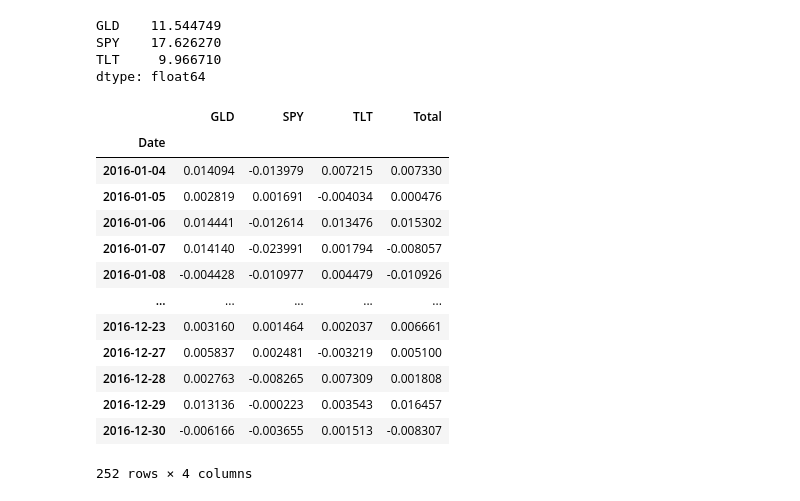
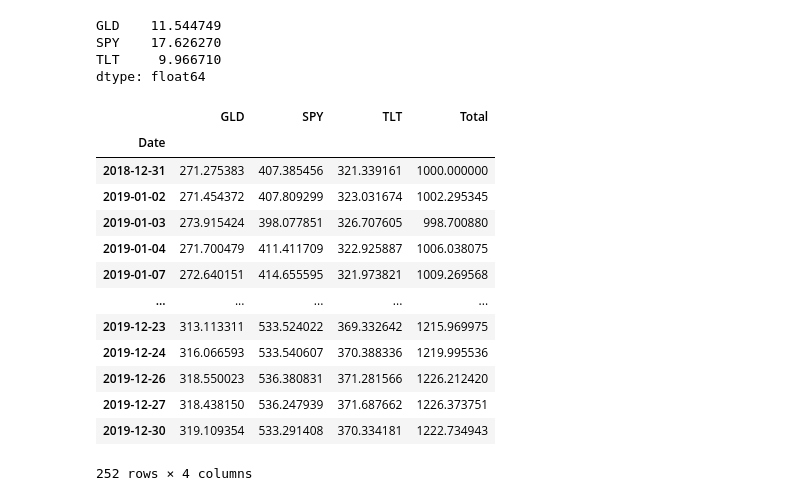
Before and after one commit to Zourunzhong/Quant_Exploration, a Jupyter notebook: Risk parity Portfolio.ipynb, the cells around one changed output. Drawn from its saved outputs; the diff is of its cells as text; code cells hidden in the pictures.

```diff
--- a/Risk parity Portfolio.ipynb
+++ b/Risk parity Portfolio.ipynb
@@ -404,20 +395,20 @@ dtype: float64
 # %%
  df[list(df.columns)].sum(axis=1)
 # %%
-downloaded_data_y1_returns["Total"] = downloaded_data_y1_returns[list(downloaded_data_y1_returns.columns)].sum(axis = 1)
-downloaded_data_y1_returns
+downloaded_data_y1["Total"] = downloaded_data_y1[list(downloaded_data_y1.columns)].sum(axis = 1)
+downloaded_data_y1
 # %% [output]
 |  | GLD | SPY | TLT | Total |
 | Date |  |  |  |  |
-| 2016-01-04 | 0.014094 | -0.013979 | 0.007215 | 0.007330 |
-| 2016-01-05 | 0.002819 | 0.001691 | -0.004034 | 0.000476 |
-| 2016-01-06 | 0.014441 | -0.012614 | 0.013476 | 0.015302 |
-| 2016-01-07 | 0.014140 | -0.023991 | 0.001794 | -0.008057 |
-| 2016-01-08 | -0.004428 | -0.010977 | 0.004479 | -0.010926 |
+| 2018-12-31 | 271.275383 | 407.385456 | 321.339161 | 1000.000000 |
+| 2019-01-02 | 271.454372 | 407.809299 | 323.031674 | 1002.295345 |
+| 2019-01-03 | 273.915424 | 398.077851 | 326.707605 | 998.700880 |
+| 2019-01-04 | 271.700479 | 411.411709 | 322.925887 | 1006.038075 |
+| 2019-01-07 | 272.640151 | 414.655595 | 321.973821 | 1009.269568 |
 | ... | ... | ... | ... | ... |
-| 2016-12-23 | 0.003160 | 0.001464 | 0.002037 | 0.006661 |
-| 2016-12-27 | 0.005837 | 0.002481 | -0.003219 | 0.005100 |
-| 2016-12-28 | 0.002763 | -0.008265 | 0.007309 | 0.001808 |
-| 2016-12-29 | 0.013136 | -0.000223 | 0.003543 | 0.016457 |
-| 2016-12-30 | -0.006166 | -0.003655 | 0.001513 | -0.008307 |
+| 2019-12-23 | 313.113311 | 533.524022 | 369.332642 | 1215.969975 |
+| 2019-12-24 | 316.066593 | 533.540607 | 370.388336 | 1219.995536 |
+| 2019-12-26 | 318.550023 | 536.380831 | 371.281566 | 1226.212420 |
+| 2019-12-27 | 318.438150 | 536.247939 | 371.687662 | 1226.373751 |
+| 2019-12-30 | 319.109354 | 533.291408 | 370.334181 | 1222.734943 |
 252 rows × 4 columns
```
Also changed, not shown: parts of 6 cells of this notebook.
